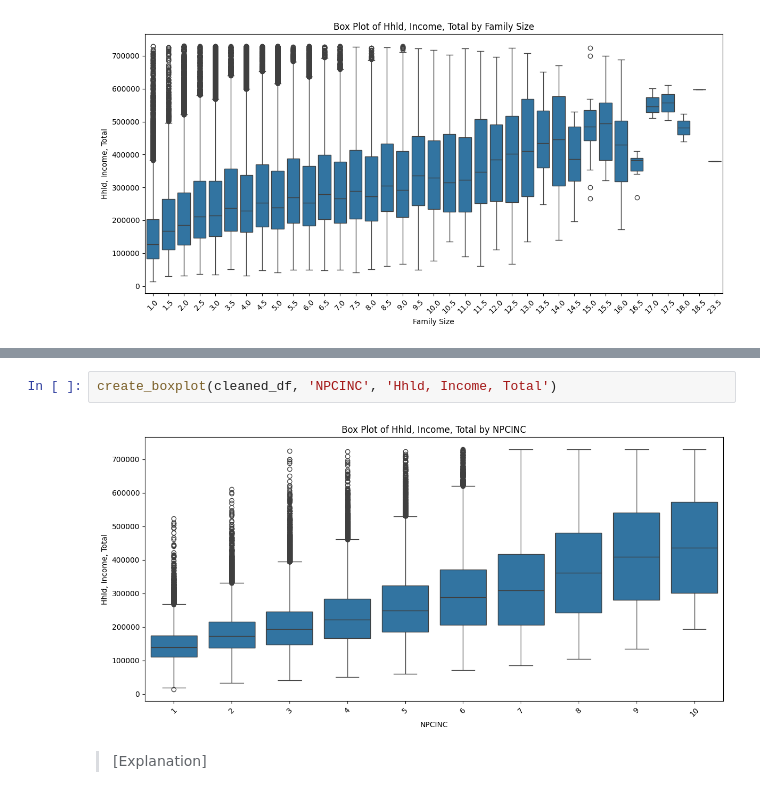
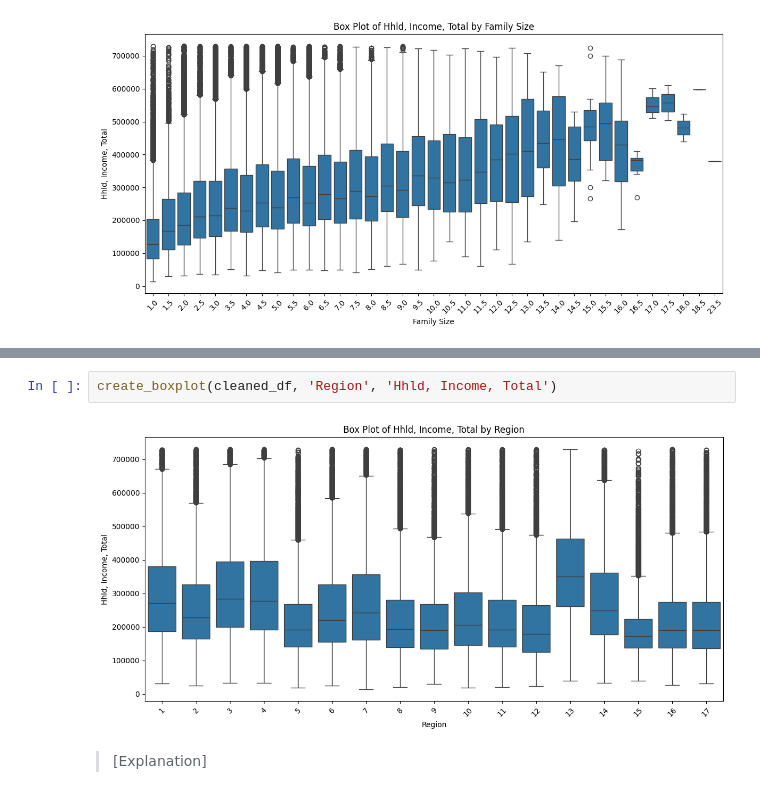
Before and after one commit to angelodelapaz/DataMiningPrelims, a Jupyter notebook: notebooks/01-EDA.ipynb, the cells around one changed output, grey strips where cells are left out. Drawn from its saved outputs; the diff is of its cells as text.

Commit message:
Added grapher by region and npcinc)

```diff
--- a/notebooks/01-EDA.ipynb
+++ b/notebooks/01-EDA.ipynb
@@ -521,7 +594,7 @@ create_boxplot(cleaned_df, 'Family Size', total_income)
 # %%
-create_boxplot(cleaned_df, 'NPCINC', 'Hhld, Income, Total')
+create_boxplot(cleaned_df, 'Region', 'Hhld, Income, Total')
 # %% [output]
-[figure, old version]
+[figure, new version]
 # %% [markdown]
 > [Explanation]
 # %% [markdown]
```
Also changed, not shown: parts of 29 cells of this notebook.
